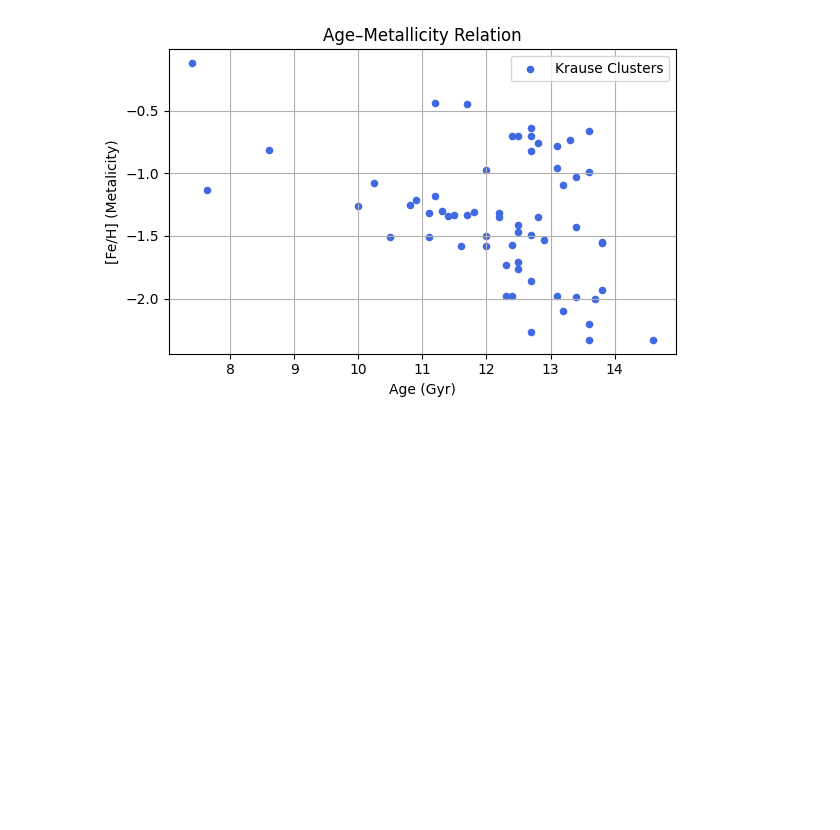
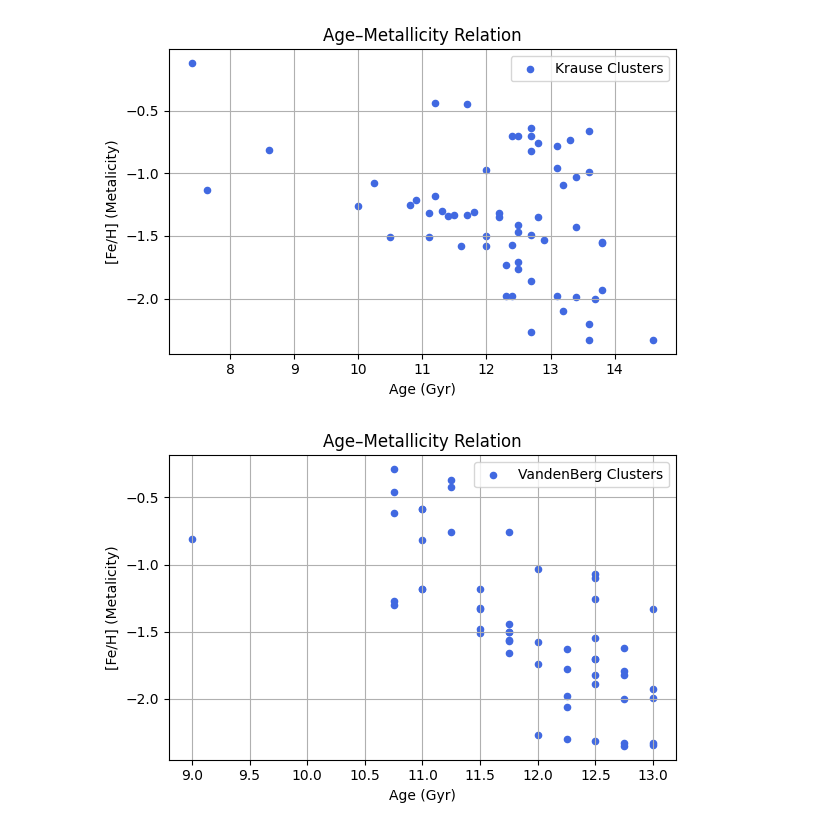
Before and after one commit to BloodyWombats/Phys3116_BeginnerCrew_BenChristian, a Jupyter notebook: Notebooks/Glob_Clust_met.ipynb, the cells around one changed output. Drawn from its saved outputs; the diff is of its cells as text; code cells hidden in the pictures; blank space fills up the shorter version.

```diff
--- a/Notebooks/Glob_Clust_met.ipynb
+++ b/Notebooks/Glob_Clust_met.ipynb
@@ -82,3 +76,16 @@ plt.tight_layout()
 plt.show()
 # %% [output]
 [figure]
+# %%
+#VandenBerg:
+plt.figure(figsize=(6,4))
+plt.scatter(vb_age, vb_met, s=20, c='royalblue', label='VandenBerg Clusters')
+plt.xlabel('Age (Gyr)')
+plt.ylabel('[Fe/H] (Metalicity)')
+plt.title('Age–Metallicity Relation')
+plt.legend()
+plt.grid(True)
+plt.tight_layout()
+plt.show()
+# %% [output]
+[figure, added]
```
Also changed, not shown: parts of 3 cells of this notebook.
